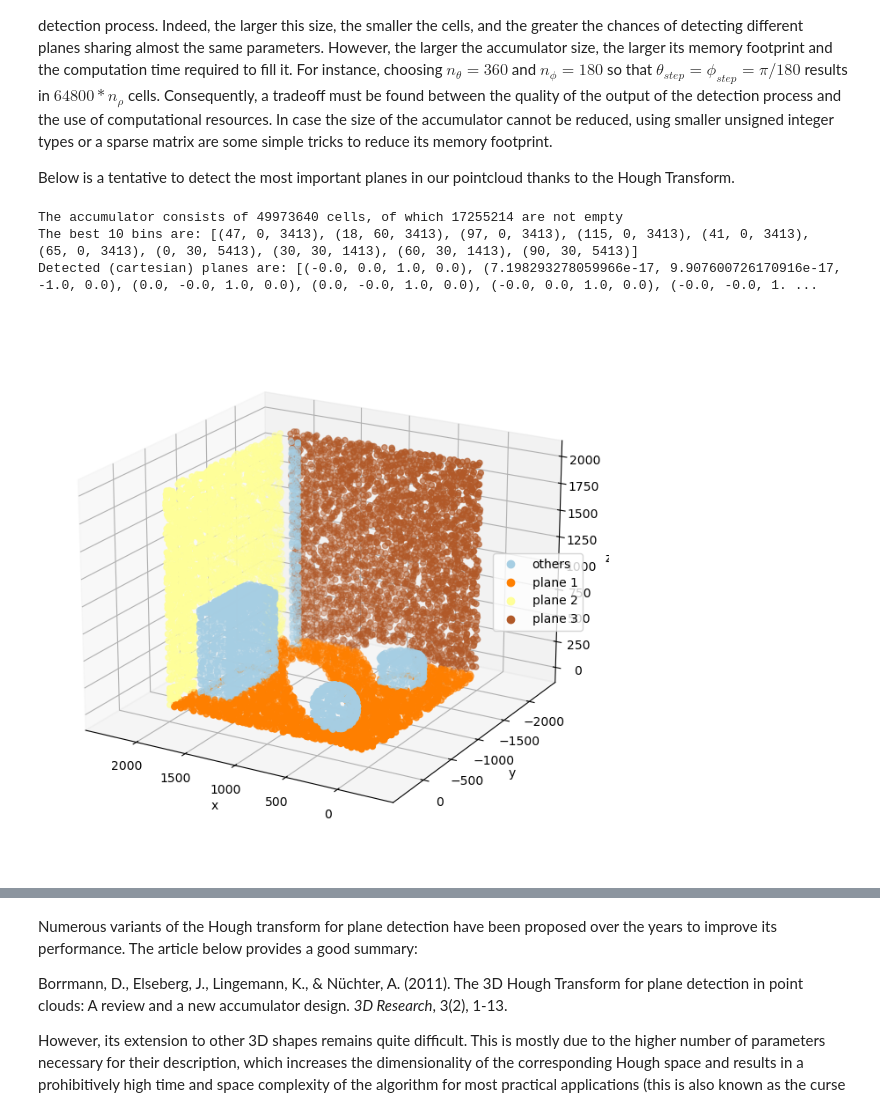
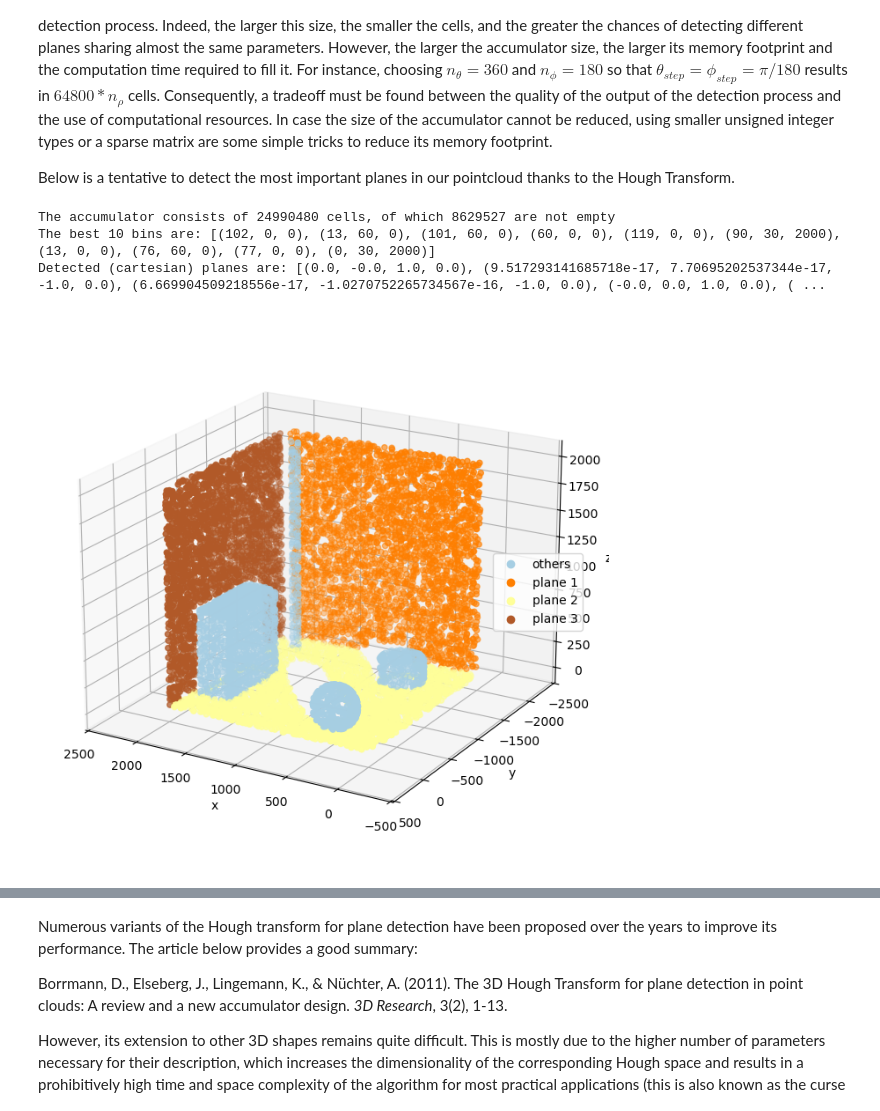
Before and after one commit to jlgregorio/tutorials-pointcloud-python, a Jupyter notebook: 4.segmentation.ipynb, the cells around one changed output, grey strips where cells are left out. Saved outputs shown, nothing was run; the diff lists cells and outputs as text; code cells hidden in the pictures.

```diff
--- a/4.segmentation.ipynb
+++ b/4.segmentation.ipynb
@@ -268,15 +268,13 @@ def hough_transform_plane(points, n_theta=120, n_phi=61, n_rho=None):
     theta_values = np.linspace(0., 2*np.pi, n_theta, endpoint=False) # theta in [0., 2*pi[
     phi_values = np.linspace(0., np.pi, n_phi) # phi in [0., pi]
 
-    # Compute the bins, unit size by default (n_rho=None)
+    # Compute the bins
     rho_max = np.max(np.linalg.norm(points, axis=1))
+    # Unit size by default
     if n_rho is None:
         rho_max = np.ceil(rho_max).astype(int)
-        offset = rho_max
-        n_rho = 2*offset + 1 # corresponds to int max distance
-    else:
-        offset = int((n_rho - 1)/2)
-    rho_values, rho_step = np.linspace(-rho_max, rho_max, n_rho, retstep=True) # rho in [-rho_max, rho_max]
+        n_rho = rho_max + 1
+    rho_values, rho_step = np.linspace(0., rho_max, n_rho, retstep=True) # rho in [0, rho_max]
 
     # Allocate the accumulator array
     accumulator = np.zeros(
@@ -299,10 +297,10 @@ def hough_transform_plane(points, n_theta=120, n_phi=61, n_rho=None):
         rho_calc = point @ normals
         # Compute the grid index associted with rho_calc
         k = np.round(rho_calc/rho_step).astype(int)
-        # Make k (index) start at 0
-        k += offset
+        # Keep only indices associated with positive rho values (avoid redundancy)
+        valid = (k >= 0)
         # Increment bins
-        accumulator[i, j, k] += 1
+        accumulator[i[valid], j[valid], k[valid]] += 1
 
     return accumulator, theta_values, phi_values, rho_values
 
@@ -316,7 +314,7 @@ print(f"The accumulator consists of {accumulator.size} cells,",
 n_best = 10
 best_bins = [np.unravel_index(ind, accumulator.shape)
              for ind in np.argpartition(accumulator.flatten(), -n_best)[-n_best:]]
-print(f"The best {n_best} bins are: {best_bins}")
+print(f"The best {n_best} bins are: {[tuple(map(int, bin)) for bin in best_bins]}")
 
 # Retrieve the parameters of the the detected planes
 best_params = [
@@ -325,36 +323,36 @@ best_params = [
 ]
 best_planes = [
     (np.cos(theta)*np.sin(phi), np.sin(theta)*np.sin(phi), np.cos(phi), rho)
     for theta, phi, rho in best_params
 ]
-print(f"Detected (cartesian) planes are: {best_planes}")
+print(f"Detected (cartesian) planes are: {[tuple(map(float, plane)) for plane in best_planes]}")
 
 # Plot
 labels = np.zeros(len(points))
 for i, plane_equation in enumerate(best_planes):
 
     dists = np.abs(points @ plane_equation[:3] - plane_equation[3])
     inliers = dists < 1. # Adjust in function of rho_step
     labels[inliers] = i + 1
 
 
 classes = ["plane {}".format(i) for i in range(len(np.unique(labels)))]
 classes[0] = "others"
 
 fig = plt.figure(figsize=(8, 8))
 ax = fig.add_subplot(projection="3d")
 s = ax.scatter(points[:, 0], points[:, 1], points[:,2],
                c=labels, cmap="Paired")
 ax.set_xlabel('x')
 ax.set_ylabel('y')
 ax.set_zlabel('z')
 ax.legend(loc="right", handles=s.legend_elements()[0], labels=classes)
 ax.view_init(20, 120)
 plt.axis("equal")
 plt.show()
 # %% [output]
-The accumulator consists of 49973640 cells, of which 17255214 are not empty
-The best 10 bins are: [(47, 0, 3413), (18, 60, 3413), (97, 0, 3413), (115, 0, 3413), (41, 0, 3413), (65, 0, 3413), (0, 30, 5413), (30, 30, 1413), (60, 30, 1413), (90, 30, 5413)]
-Detected (cartesian) planes are: [(-0.0, 0.0, 1.0, 0.0), (7.198293278059966e-17, 9.907600726170916e-17, -1.0, 0.0), (0.0, -0.0, 1.0, 0.0), (0.0, -0.0, 1.0, 0.0), (-0.0, 0.0, 1.0, 0.0), (-0.0, -0.0, 1. ...
+The accumulator consists of 24990480 cells, of which 8629527 are not empty
+The best 10 bins are: [(102, 0, 0), (13, 60, 0), (101, 60, 0), (60, 0, 0), (119, 0, 0), (90, 30, 2000), (13, 0, 0), (76, 60, 0), (77, 0, 0), (0, 30, 2000)]
+Detected (cartesian) planes are: [(0.0, -0.0, 1.0, 0.0), (9.517293141685718e-17, 7.70695202537344e-17, -1.0, 0.0), (6.669904509218556e-17, -1.0270752265734567e-16, -1.0, 0.0), (-0.0, 0.0, 1.0, 0.0), ( ...
-[figure, old version]
+[figure, new version]
 # %% [markdown]
```
Also changed, not shown: parts of 13 cells of this notebook.
